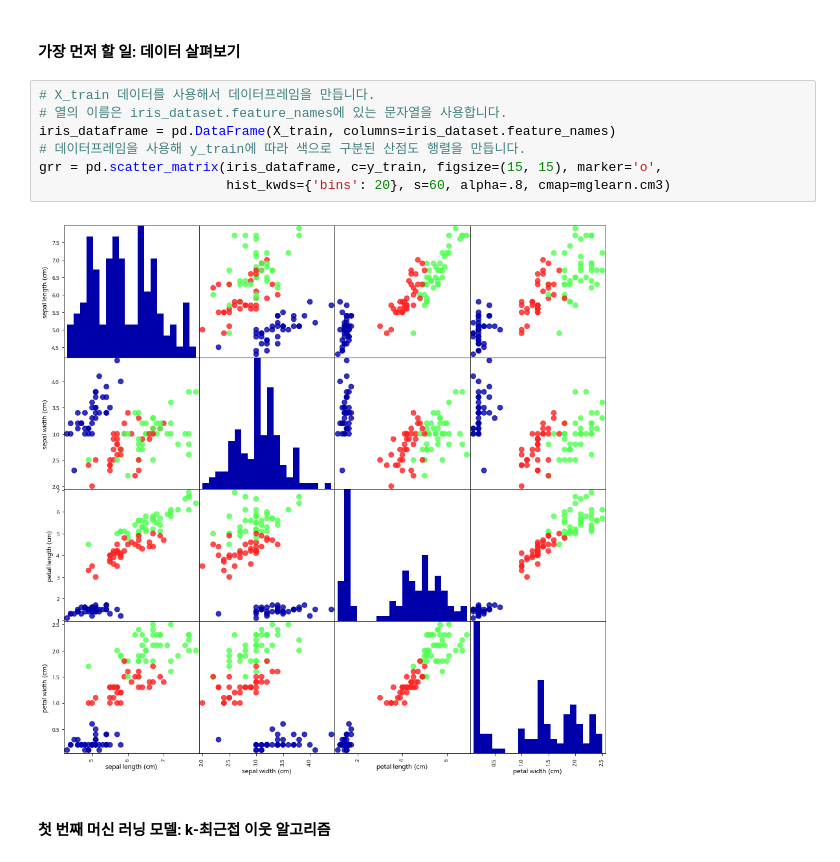
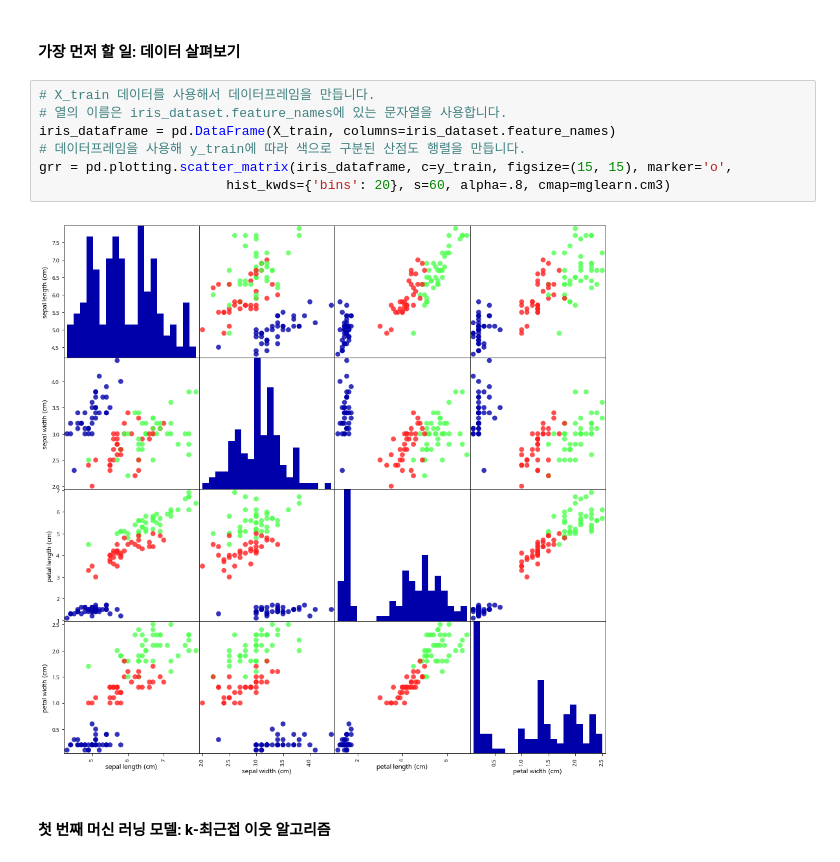
Before and after one commit to yerinsally/introduction_to_ml_with_python, a Jupyter notebook: 01-introduction.ipynb, the cells around one changed output. Saved outputs shown, nothing was run; the diff lists cells and outputs as text.

```diff
--- a/01-introduction.ipynb
+++ b/01-introduction.ipynb
@@ -227,12 +227,12 @@ y_test 크기: (38,)
 # %%
 # X_train 데이터를 사용해서 데이터프레임을 만듭니다.
 # 열의 이름은 iris_dataset.feature_names에 있는 문자열을 사용합니다.
 iris_dataframe = pd.DataFrame(X_train, columns=iris_dataset.feature_names)
 # 데이터프레임을 사용해 y_train에 따라 색으로 구분된 산점도 행렬을 만듭니다.
-grr = pd.scatter_matrix(iris_dataframe, c=y_train, figsize=(15, 15), marker='o',
+grr = pd.plotting.scatter_matrix(iris_dataframe, c=y_train, figsize=(15, 15), marker='o',
                         hist_kwds={'bins': 20}, s=60, alpha=.8, cmap=mglearn.cm3)
 # %% [output]
-[figure, old version]
+[figure, new version]
 # %% [markdown]
 #### 첫 번째 머신 러닝 모델: k-최근접 이웃 알고리즘
 # %%
```
Also changed, not shown: parts of 3 cells of this notebook.
